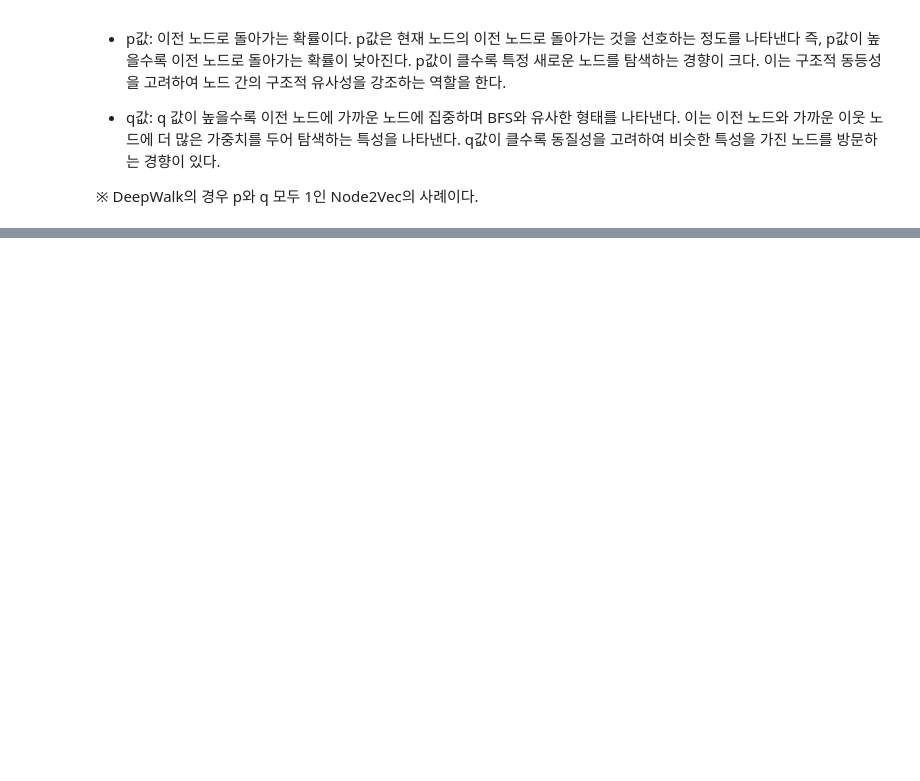
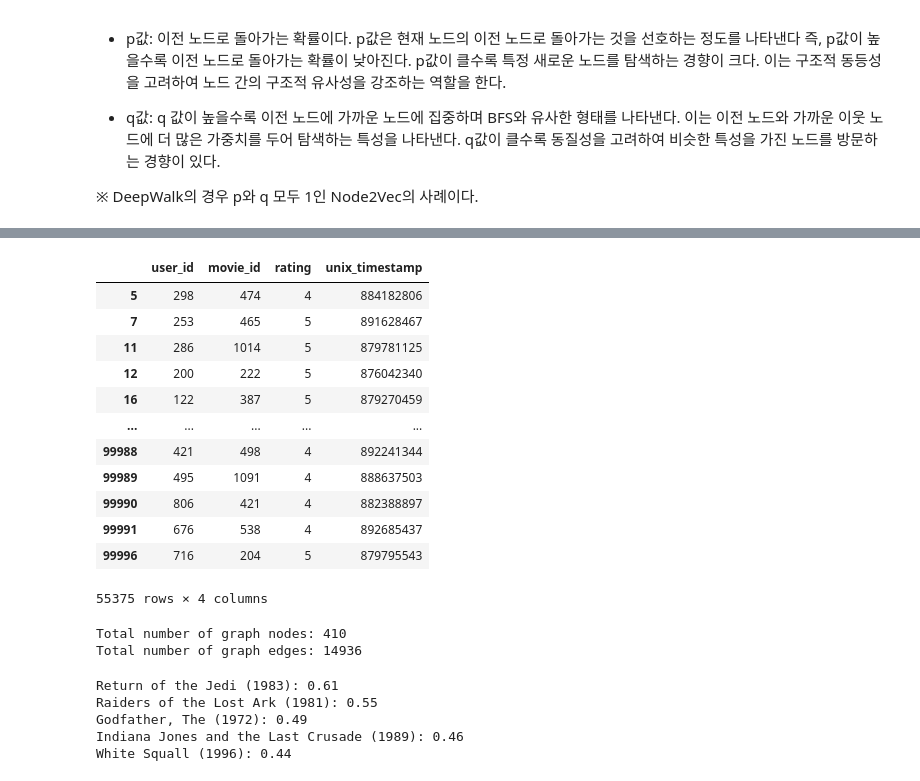
Before and after one commit to moosunny/Graph-Neural-Networks-Practice, a Jupyter notebook: Chapter 4. Improving Embeddings with Biased Random Walks in Node2Vec.ipynb, the cells around one changed output, grey strips where cells are left out. Saved outputs shown, nothing was run; the diff lists cells and outputs as text; code cells hidden in the pictures; blank space fills up the shorter version.

```diff
--- a/Chapter 4. Improving Embeddings with Biased Random Walks in Node2Vec.ipynb
+++ b/Chapter 4. Improving Embeddings with Biased Random Walks in Node2Vec.ipynb
@@ -63,0 +213,70 @@ def next_node(previous, current, p, q):
+# %%
+ratings = ratings[ratings.rating >= 4]
+ratings
+# %% [output]
+|  | user_id | movie_id | rating | unix_timestamp |
+| 5 | 298 | 474 | 4 | 884182806 |
+| 7 | 253 | 465 | 5 | 891628467 |
+| 11 | 286 | 1014 | 5 | 879781125 |
+| 12 | 200 | 222 | 5 | 876042340 |
+| 16 | 122 | 387 | 5 | 879270459 |
+| ... | ... | ... | ... | ... |
+| 99988 | 421 | 498 | 4 | 892241344 |
+| 99989 | 495 | 1091 | 4 | 888637503 |
+| 99990 | 806 | 421 | 4 | 882388897 |
+| 99991 | 676 | 538 | 4 | 892685437 |
+| 99996 | 716 | 204 | 5 | 879795543 |
+55375 rows × 4 columns
+# %%
+from collections import defaultdict
+
+# defaultdict을 통해 자동적으로 결측 값을 무시하는 딕셔너리를 생성함.
+# 링크가 존재하는 영화를 저장하기 위해 사용함
+pairs = defaultdict(int)
+
+# Loop through the entire list of users
+for group in ratings.groupby("user_id"):
+    # List of IDs of movies rated by the current user
+    user_movies = list(group[1]["movie_id"])
+
+    # Count every time two movies are seen together
+    for i in range(len(user_movies)):
+        for j in range(i+1, len(user_movies)):
+            pairs[(user_movies[i], user_movies[j])] += 1
+
+pairs
+
+# Create a networkx graph
+G = nx.Graph()
+
+# Try to create an edge between movies that are liked together
+for pair in pairs:
+    movie1, movie2 = pair
+    score = pairs[pair]
+
+    # The edge is only created when the score is high enough
+    if score >= 20:
+        G.add_edge(movie1, movie2, weight=score)
+
+print("Total number of graph nodes:", G.number_of_nodes())
+print("Total number of graph edges:", G.number_of_edges())
+# %% [output]
+Total number of graph nodes: 410
+Total number of graph edges: 14936
+# %%
+node2vec = Node2Vec(G, dimensions=64, walk_length=20, num_walks=200, p=2, q=1, workers=1)
+model = node2vec.fit(window=10, min_count=1, batch_words=4)
+
+def recommend(movie):
+    movie_id = str(movies[movies.title == movie].movie_id.values[0])
+    for id in model.wv.most_similar(movie_id)[:5]:
+        title = movies[movies.movie_id == int(id[0])].title.values[0]
+        print(f'{title}: {id[1]:.2f}')
+
+recommend('Star Wars (1977)')
+# %% [output]
+Return of the Jedi (1983): 0.61
+Raiders of the Lost Ark (1981): 0.55
+Godfather, The (1972): 0.49
+Indiana Jones and the Last Crusade (1989): 0.46
+White Squall (1996): 0.44
```
Also changed, not shown: parts of 19 cells of this notebook.
